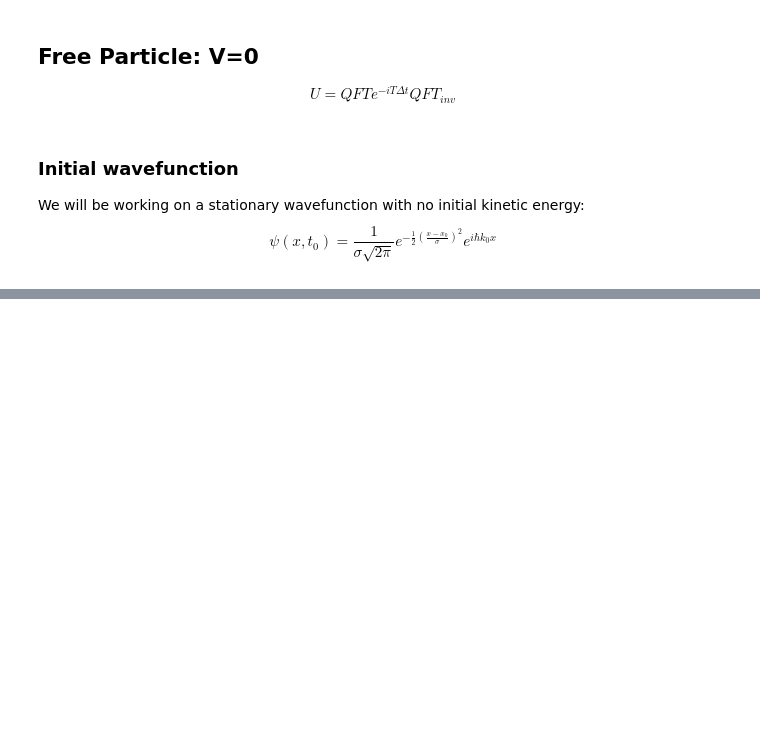
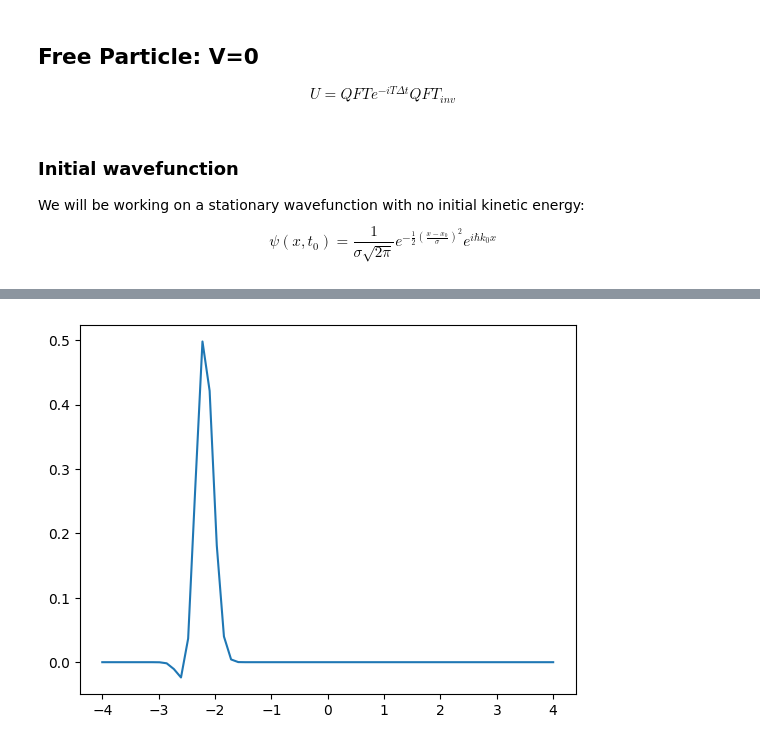
Before and after one commit to namasyh/KU-HamiltonianSim-workshop, a Jupyter notebook: Hamiltonian_simulation_task1.ipynb, the cells around one changed output, grey strips where cells are left out. Saved outputs shown, nothing was run; the diff lists cells and outputs as text; code cells hidden in the pictures; blank space fills up the shorter version.

```diff
--- a/Hamiltonian_simulation_task1.ipynb
+++ b/Hamiltonian_simulation_task1.ipynb
@@ -239,0 +220,19 @@ evolve(iter=10)
+# %%
+x = np.linspace(-4,4, num=64)
+pos=0
+
+
+'''wavefunction: guassian wavepacket with moving forward(+ve x axis) in time'''
+pos=-2.25
+unnormalized_wavefunction= (1/(np.sqrt(2*np.pi)*2*0.4)*np.exp(-(0.5*(x-pos)**2)/(2*0.016)))*np.exp(-300j*x)
+
+
+Normalisation_Constant = np.sqrt(np.sum(np.abs(unnormalized_wavefunction**2)))
+
+forward_wave = (unnormalized_wavefunction)/(Normalisation_Constant)
+
+
+plt.plot(x,forward_wave)
+plt.show()
+# %% [output]
+[figure, added]
```
Also changed, not shown: parts of 8 cells of this notebook.
